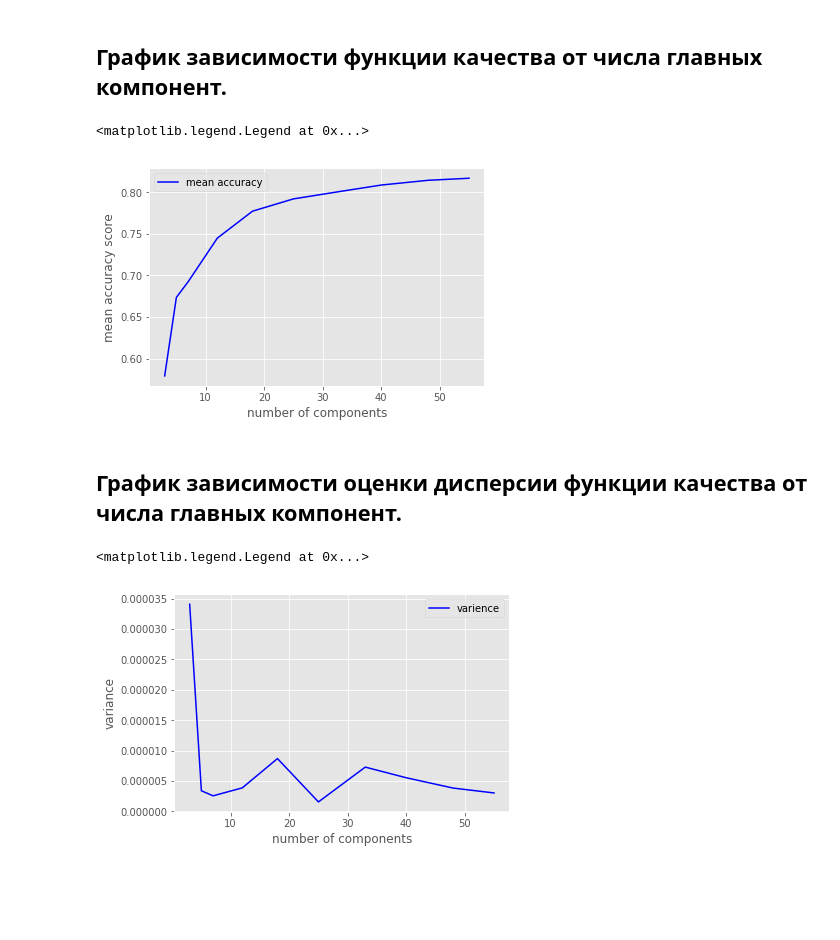
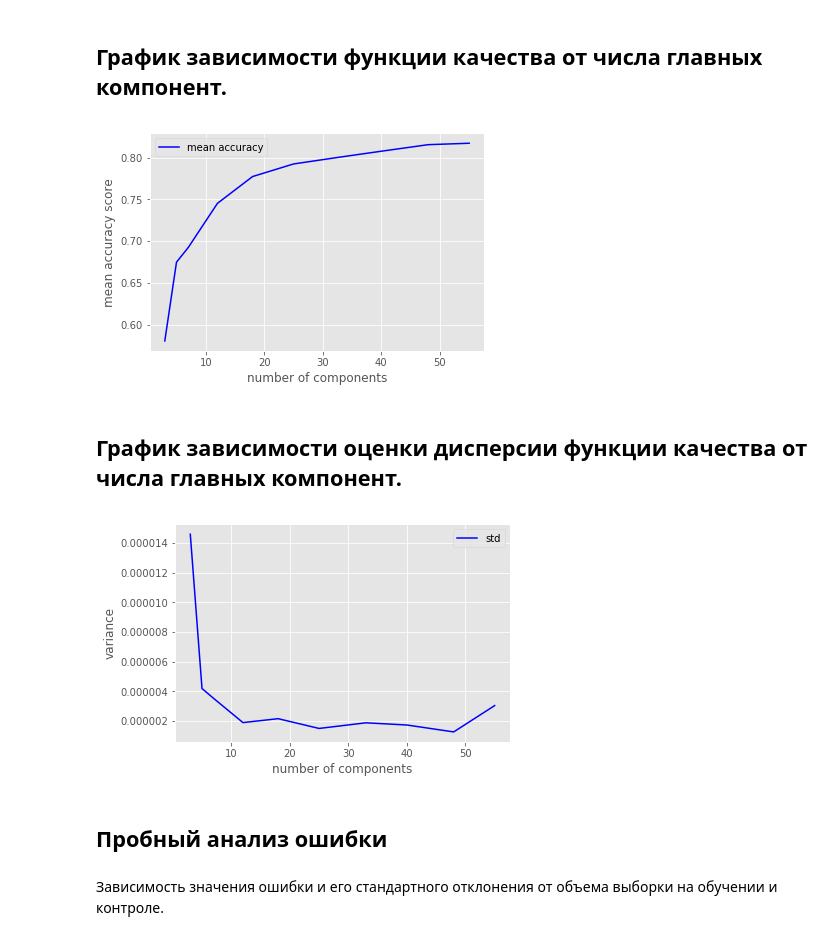
Before and after one commit to Intelligent-Systems-Phystech/StartCode, a Jupyter notebook: Gilmutdinov2018ProblemMNIST/mnist.ipynb, the cells around one changed output. Drawn from its saved outputs; the diff is of its cells as text; code cells hidden in the pictures; blank space fills up the shorter version.

Commit message:
add_plot

```diff
--- a/Gilmutdinov2018ProblemMNIST/mnist.ipynb
+++ b/Gilmutdinov2018ProblemMNIST/mnist.ipynb
@@ -21,0 +10,4 @@ plt.imshow(X_train[0])
+# %%
+from utils import mnist_reader
+X_train, y_train = mnist_reader.load_mnist('data/fashion', kind='train')
+X_test, y_test = mnist_reader.load_mnist('data/fashion', kind='t10k')
@@ -42,22 +41,23 @@ accuracy_score(y_test, lr.predict(pca.transform(X_test.reshape([-1, 784]))))
 # %% [markdown]
 Используйте следующую сетку числа главных компонент: `[3, 5, 7, 12, 18, 25, 33, 40, 48, 55]`. Для ускорения сходимости можете семплировать подвыборки из `X_train`.
+# %%
+from tqdm import tqdm
+TRAIN_SIZE = 10000
 # %%
-%%time
+num_components = [3, 5, 7, 12, 18, 25, 33, 40, 48, 55]
 
-num_components = [3, 5, 7, 12, 18, 25, 33, 40, 48, 55]
 score_list = []
 mean_score_list = []
 var_score_list = []
 num_iterations = 10
-for num in num_components:
+for num in tqdm(num_components):
     for _ in range(num_iterations):
         pca = PCA(n_components=num)
-        used_indices = np.random.choice(np.arange(X_train.shape[0]), 10000, replace=False)
-        X_train_lowdim = pca.fit_transform(X_train[used_indices].reshape([-1, 784]))
+        used_indices = np.random.choice(np.arange(X_train.shape[0]), TRAIN_SIZE, replace=False)
+        X_train_lowdim = pca.fit_transform(X_train[used_indices])
         lr = LogisticRegression()
         lr.fit(X_train_lowdim, y_train[used_indices])
-        lr.predict(pca.transform(X_test.reshape([-1, 784])))
-        score_list.append(accuracy_score(y_test, lr.predict(pca.transform(X_test.reshape([-1, 784])))))
+        score_list.append(accuracy_score(y_test, lr.predict(pca.transform(X_test))))
     mean_score_list.append(np.mean(score_list))
     var_score_list.append(np.var(score_list))
     score_list = []
@@ -66,24 +64,27 @@ Wall time: 23min 2s
 # %% [markdown]
 ## График зависимости функции качества  от числа главных компонент.
+# %%
+plt.style.use('ggplot')
+plt.rcParams.update({'font.size': 14})
 # %%
-plt.style.use('ggplot')
-
 plt.plot(num_components, mean_score_list, 'b', label='mean accuracy')
 plt.xlabel('number of components')
 plt.ylabel('mean accuracy score')
 plt.legend(loc='upper left')
+plt.show()
 # %% [output]
-<matplotlib.legend.Legend at 0x...>
-[figure, old version]
+[figure, new version]
 # %% [markdown]
 ## График зависимости оценки дисперсии функции качества от числа главных компонент.
 # %%
-plt.style.use('ggplot')
-
-plt.plot(num_components, var_score_list, 'b', label='varience')
+plt.plot(num_components, var_score_list, 'b', label='std')
 plt.xlabel('number of components')
 plt.ylabel('variance')
 plt.legend(loc='upper right')
+plt.show()
 # %% [output]
-<matplotlib.legend.Legend at 0x...>
-[figure, old version]
+[figure, new version]
+# %% [markdown]
+## Пробный анализ ошибки
+# %% [markdown]
+Зависимость значения ошибки и его стандартного отклонения от объема выборки на обучении и контроле.
```
Also changed, not shown: parts of 9 cells of this notebook.
